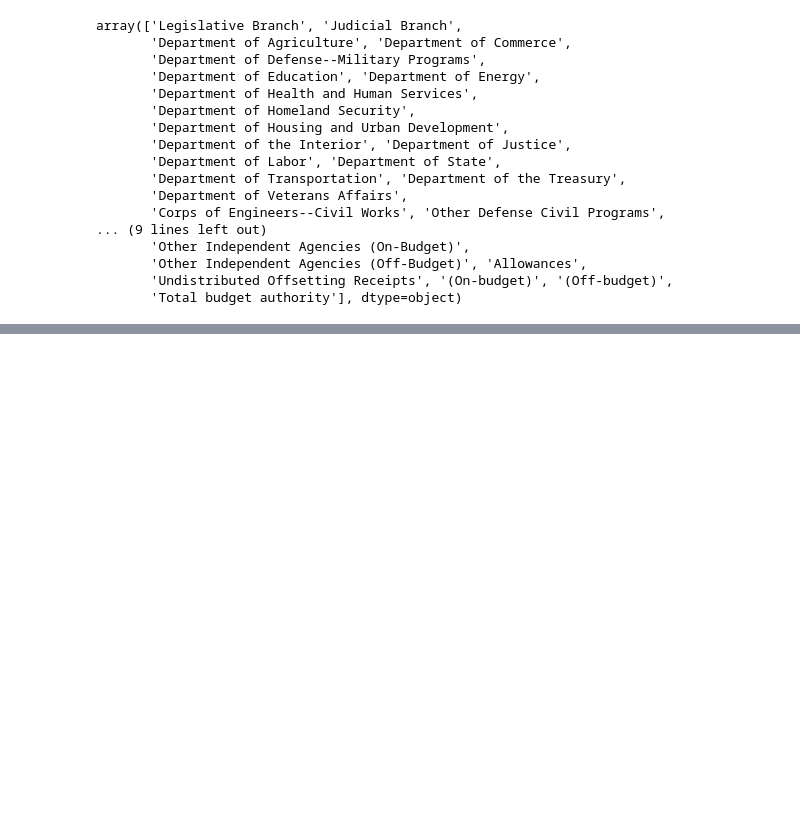
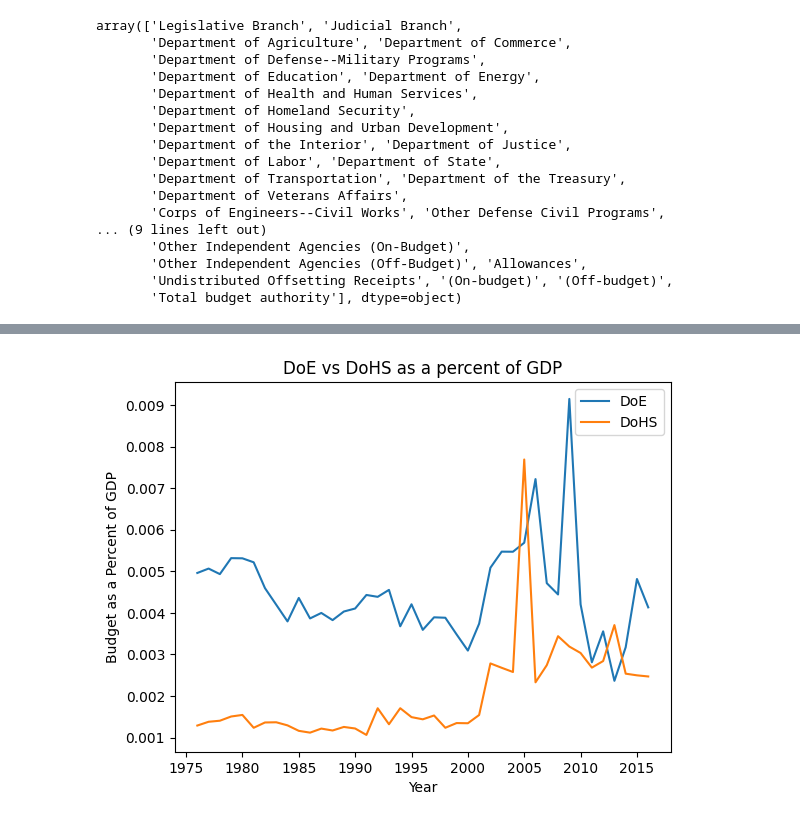
Before and after one commit to R3353/dighum100-project, a Jupyter notebook: education.ipynb, the cells around one changed output, grey strips where cells are left out. Cells and saved outputs as stored; diff of their text form; code cells hidden in the pictures; blank space fills up the shorter version.

```diff
--- a/education.ipynb
+++ b/education.ipynb
@@ -63,0 +91,16 @@ sns.lineplot(data=data, x='YEAR', y='GDP', ax=ax)
+# %%
+fig, ax = plt.subplots()
+education = budget[budget['Name'] == 'Department of Education']
+education = education.merge(data, left_on='Year', right_on='YEAR')
+education['Percent'] = education['Value'] / education['GDP']
+sns.lineplot(data=education, x='Year', y='Percent', label='DoE')
+defense = budget[budget['Name'] == 'Department of Homeland Security']
+defense = defense.merge(data, left_on='Year', right_on='YEAR')
+defense['Percent'] = defense['Value'] / defense['GDP']
+sns.lineplot(data=defense, x='Year', y='Percent', ax=ax, label='DoHS')
+ax.set_title("DoE vs DoHS as a percent of GDP")
+ax.set_ylabel("Budget as a Percent of GDP");
+#sns.lineplot(data=data, x='YEAR', y='GDP', ax=ax)
+plt.savefig("DoE vs DoHS as a percent of GDP")
+# %% [output]
+[figure, added]
```
Also changed, not shown: parts of 5 cells of this notebook, 6 other files.
